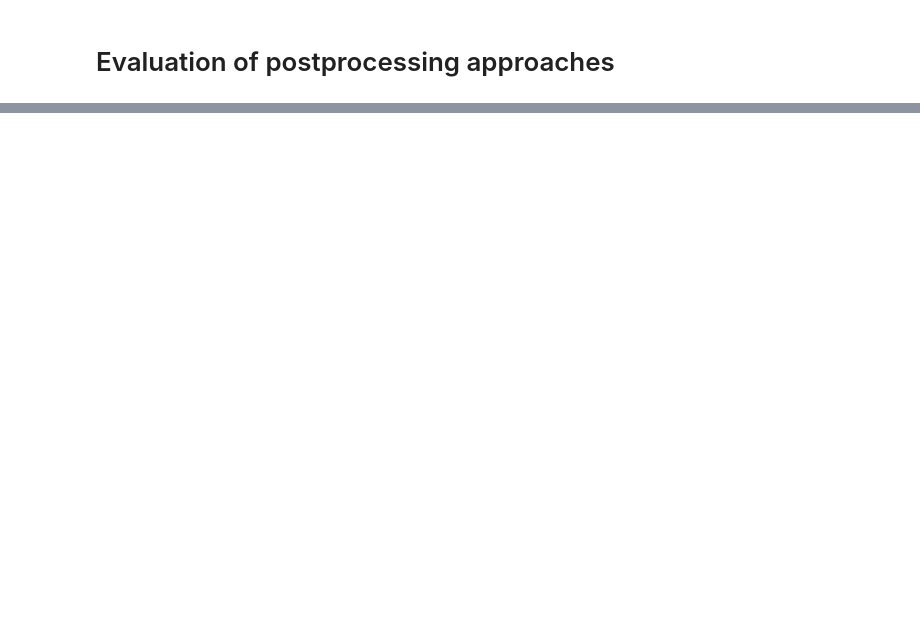
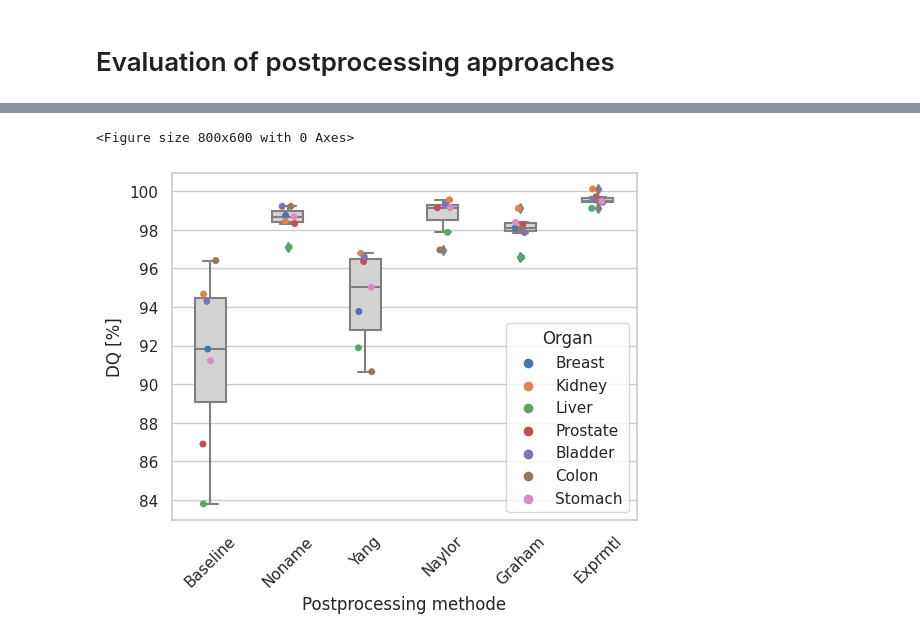
Before and after one commit to emerbitz/NucInstSeg, a Jupyter notebook: postprocessing_evaluation.ipynb, the cells around one changed output, grey strips where cells are left out. Saved outputs shown, nothing was run; the diff lists cells and outputs as text; code cells hidden in the pictures; blank space fills up the shorter version.

```diff
--- a/postprocessing_evaluation.ipynb
+++ b/postprocessing_evaluation.ipynb
@@ -227,0 +547,3 @@ PQ: 0.8429220914840698
+# %%
+test_performance_dq = cal_performance_for_score(test_performance_organ_c, score="DQ")
+make_pretty_tabel_performance_score(test_performance_dq, "Organwise DQ [%]")
@@ -227,0 +562,5 @@ PQ: 0.8429220914840698
+# %%
+make_performance_boxplot(test_performance_dq, score="DQ")
+# %% [output]
+<Figure size 800x600 with 0 Axes>
+[figure, added]
```
Also changed, not shown: parts of 81 cells of this notebook.
